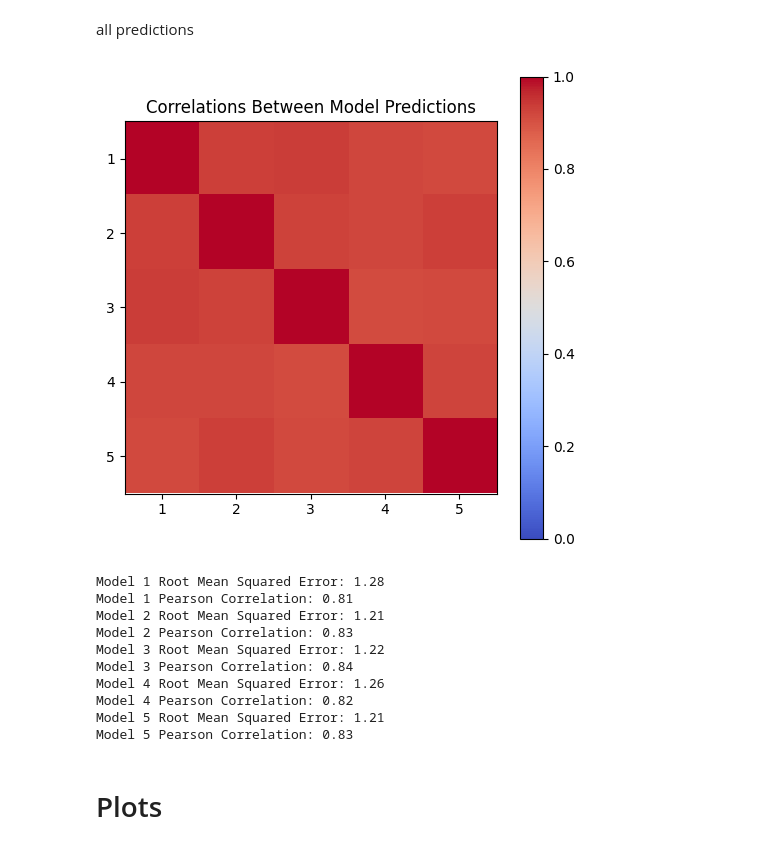
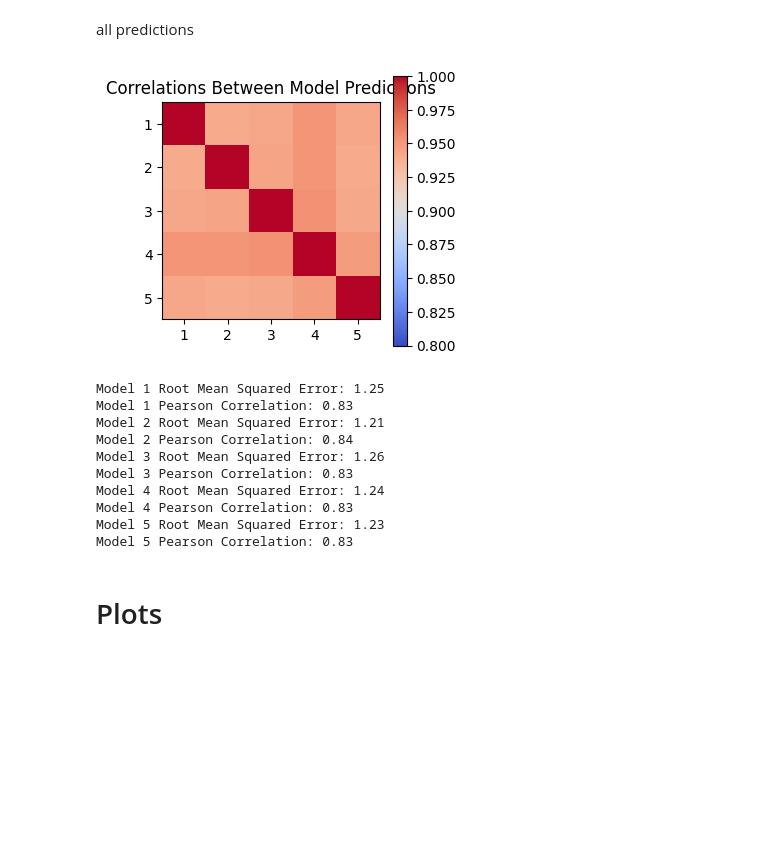
Before and after one commit to inductiva/molecules-binding, a Jupyter notebook: scripts/plots.ipynb, the cells around one changed output. Cells and saved outputs as stored; diff of their text form; code cells hidden in the pictures; blank space fills up the shorter version.

Commit message:
plots

```diff
--- a/scripts/plots.ipynb
+++ b/scripts/plots.ipynb
@@ -28,6 +44,12 @@ results_4 = torch.load("../../results/silent-goat-509")
 results_5 = torch.load("../../results/shivering-calf-793")
 # %% [markdown]
 #### Results for NodeEdgeGNN, 5 seeds, 3 processors, 128 size, trained on refined 2020
+# %%
+results_1 = torch.load("../../results/debonair-cat-137")
+results_2 = torch.load("../../results/popular-cow-666")
+results_3 = torch.load("../../results/omniscient-moose-46")
+results_4 = torch.load("../../results/mysterious-dove-943")
+results_5 = torch.load("../../results/overjoyed-deer-222")
 # %% [markdown]
 ## Aggregate all results
 # %%
@@ -108,8 +130,8 @@ model_predictions = [model1_predictions, model2_predictions, model3_predictions,
 correlations = np.corrcoef([p.numpy() for p in model_predictions])
 
 # Visualize correlations as a heatmap
-plt.figure(figsize=(6, 6))
-plt.imshow(correlations, cmap='coolwarm', vmin=0, vmax=1)
+plt.figure(figsize=(3.5, 3.5))
+plt.imshow(correlations, cmap='coolwarm', vmin=0.8, vmax=1)
 plt.colorbar()
 plt.title('Correlations Between Model Predictions')
 plt.xticks(range(len(model_predictions)), range(1, len(model_predictions) + 1))
@@ -121,44 +143,44 @@ plt.show()
 #     for j in range(i + 1, len(model_predictions)):
 #         plt.figure(figsize=(6, 4))
 #         plt.scatter(model_predictions[i].numpy(), model_predictions[j].numpy())
 #         plt.xlabel(f'Model {i + 1} Predictions')
 #         plt.ylabel(f'Model {j + 1} Predictions')
 #         plt.title(f'Scatter Plot: Model {i + 1} vs Model {j + 1}')
 #         plt.show()
 
-# Calculate descriptive statistics
+# # Calculate descriptive statistics
 # for i, predictions in enumerate(model_predictions):
 #     mean = torch.mean(predictions)
 #     median = torch.median(predictions)
 #     std_dev = torch.std(predictions)
 #     range_min = torch.min(predictions)
 #     range_max = torch.max(predictions)
 #     print(f"Model {i + 1} Statistics:")
 #     print(f"  Mean: {mean:.2f}")
 #     print(f"  Median: {median:.2f}")
 #     print(f"  Standard Deviation: {std_dev:.2f}")
 #     print(f"  Range (Min, Max): ({range_min:.2f}, {range_max:.2f})")
 
 # Error analysis (e.g., Mean Absolute Error)
 true_values = results_1[:, 1] # True target values
 for i, predictions in enumerate(model_predictions):
     error = torch.mean((predictions - true_values)**2)
     root_mean_squared_error = torch.sqrt(error)
     # pearson correlation
     pearson_corr, _ = pearsonr(predictions, true_values)
     print(f"Model {i + 1} Root Mean Squared Error: {root_mean_squared_error:.2f}")
     print(f"Model {i + 1} Pearson Correlation: {pearson_corr:.2f}")
 # %% [output]
-[figure, old version]
+[figure, new version]
-Model 1 Root Mean Squared Error: 1.28
-Model 1 Pearson Correlation: 0.81
+Model 1 Root Mean Squared Error: 1.25
+Model 1 Pearson Correlation: 0.83
 Model 2 Root Mean Squared Error: 1.21
-Model 2 Pearson Correlation: 0.83
-Model 3 Root Mean Squared Error: 1.22
-Model 3 Pearson Correlation: 0.84
-Model 4 Root Mean Squared Error: 1.26
-Model 4 Pearson Correlation: 0.82
-Model 5 Root Mean Squared Error: 1.21
+Model 2 Pearson Correlation: 0.84
+Model 3 Root Mean Squared Error: 1.26
+Model 3 Pearson Correlation: 0.83
+Model 4 Root Mean Squared Error: 1.24
+Model 4 Pearson Correlation: 0.83
+Model 5 Root Mean Squared Error: 1.23
 Model 5 Pearson Correlation: 0.83
 # %% [markdown]
 # Plots
```
Also changed, not shown: parts of 10 cells of this notebook.
